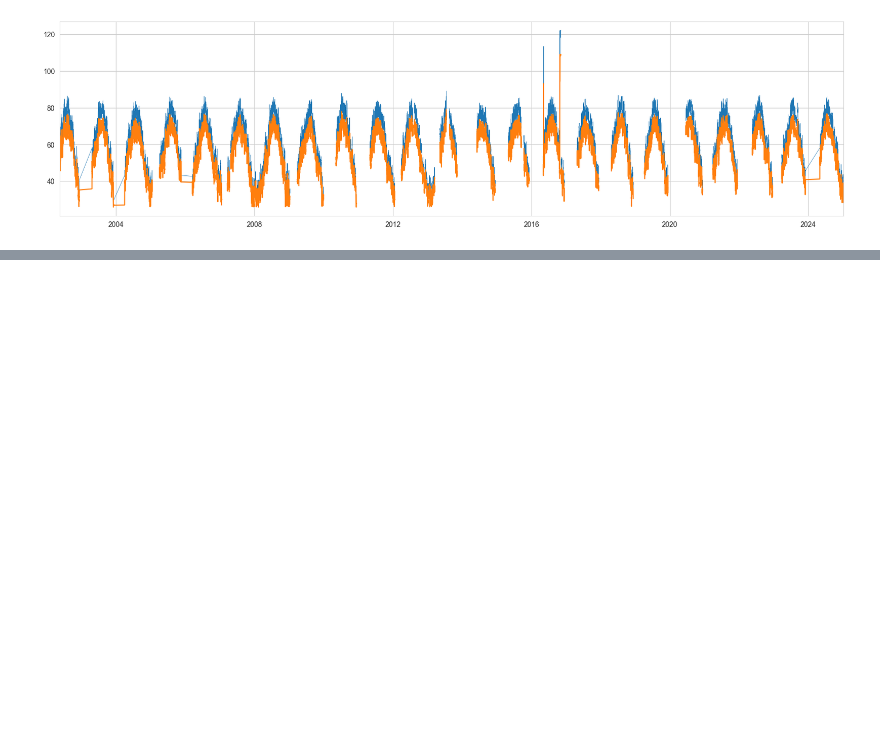
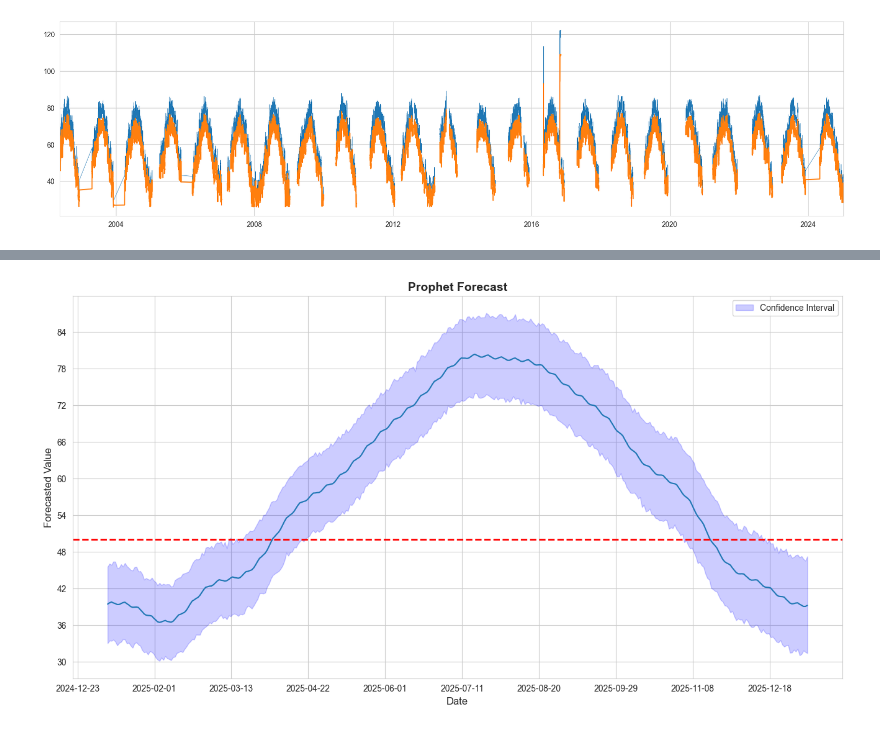
Before and after one commit to DIvkov575/Waqoit-Forecasting, a Jupyter notebook: main.ipynb, the cells around one changed output, grey strips where cells are left out. Drawn from its saved outputs; the diff is of its cells as text; code cells hidden in the pictures; blank space fills up the shorter version.

```diff
--- a/main.ipynb
+++ b/main.ipynb
@@ -77,9 +77,12 @@ plt.show()
 # %% [output]
 [figure]
 # %%
-from statsmodels.tsa.seasonal import seasonal_decompose
-from statsmodels.tsa.holtwinters import SimpleExpSmoothing
-from statsmodels.tsa.holtwinters import ExponentialSmoothing
+prophet_df = df.rename(columns={"DateTimeStamp": "ds", "F_Temp": "y"})
 
-decompose_result = seasonal_decompose(df["F_Temp"],model='multiplicative')
+from prophet import Prophet
+
+m = Prophet()
+m.fit(prophet_df)
+future = m.make_future_dataframe(periods=365)
+forecast = m.predict(future)
 # %% [output]
@@ -86,0 +91,20 @@ ValueError: This function does not handle missing values
+# %%
+from matplotlib import ticker
+
+forecast = forecast[forecast['ds'] > prophet_df["ds"].max()]
+
+plt.figure(figsize=(16,8))
+plt.plot(forecast['ds'], forecast["yhat"])
+plt.fill_between(forecast['ds'], forecast["yhat_lower"], forecast["yhat_upper"], color='blue', alpha=0.2, label="Confidence Interval")
+plt.axhline(y=50, color='red', linestyle='--', linewidth=2)
+plt.xlabel("Date", fontsize=12)
+plt.ylabel("Forecasted Value", fontsize=12)
+plt.title("Prophet Forecast", fontsize=14, fontweight="bold")
+plt.legend()
+
+plt.gca().xaxis.set_major_locator(ticker.MaxNLocator(nbins=12))
+plt.gca().yaxis.set_major_locator(ticker.MaxNLocator(nbins=12))
+
+plt.show()
+# %% [output]
+[figure, added]
```
Also changed, not shown: parts of 2 cells of this notebook, 1 other file.
